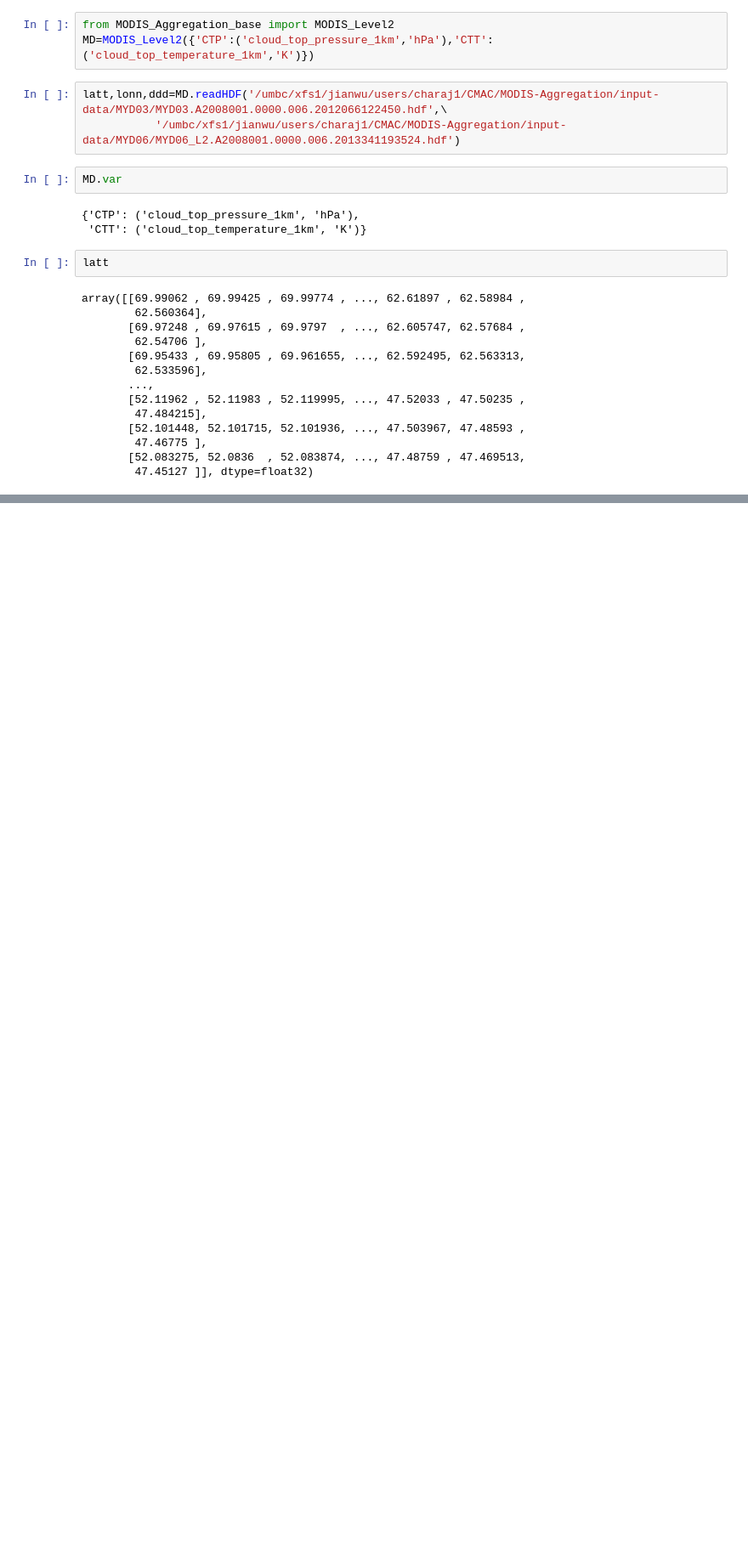
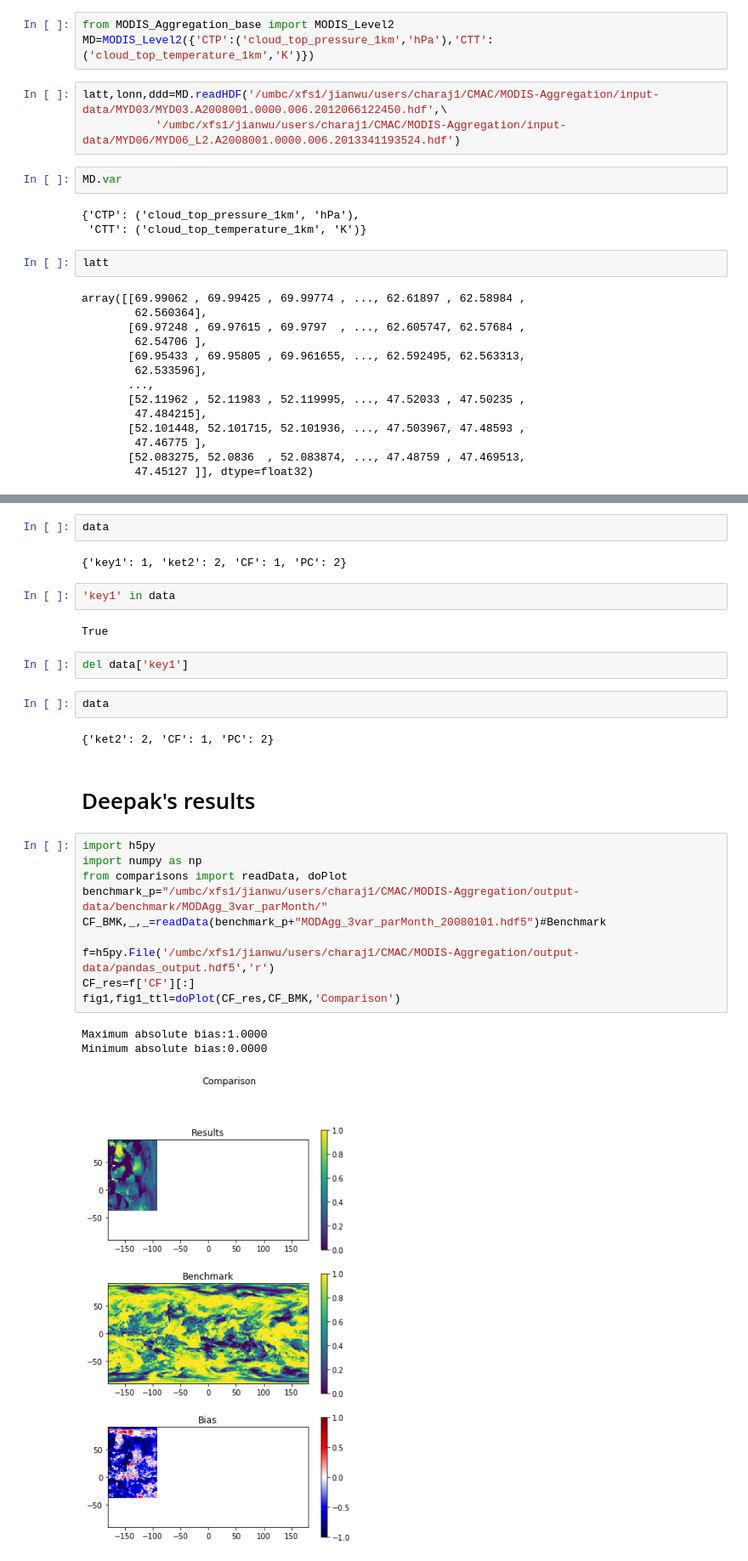
Before and after one commit to big-data-lab-umbc/MODIS_Aggregation, a Jupyter notebook: source/baseline/Comparison_tool.ipynb, the cells around one changed output, grey strips where cells are left out. Shown at 85% size. Cells and saved outputs as stored; diff of their text form; blank space fills up the shorter version.

Commit message:
Deepak's results.

```diff
--- a/source/baseline/Comparison_tool.ipynb
+++ b/source/baseline/Comparison_tool.ipynb
@@ -170,0 +175,30 @@ latt.max()
+# %%
+data
+# %% [output]
+{'key1': 1, 'ket2': 2, 'CF': 1, 'PC': 2}
+# %%
+'key1' in data
+# %% [output]
+True
+# %%
+del data['key1']
+# %%
+data
+# %% [output]
+{'ket2': 2, 'CF': 1, 'PC': 2}
+# %% [markdown]
+# Deepak's results
+# %%
+import h5py
+import numpy as np
+from comparisons import readData, doPlot
+benchmark_p="/umbc/xfs1/jianwu/users/charaj1/CMAC/MODIS-Aggregation/output-data/benchmark/MODAgg_3var_parMonth/"
+CF_BMK,_,_=readData(benchmark_p+"MODAgg_3var_parMonth_20080101.hdf5")#Benchmark
+
+f=h5py.File('/umbc/xfs1/jianwu/users/charaj1/CMAC/MODIS-Aggregation/output-data/pandas_output.hdf5','r')
+CF_res=f['CF'][:]
+fig1,fig1_ttl=doPlot(CF_res,CF_BMK,'Comparison')
+# %% [output]
+Maximum absolute bias:1.0000
+Minimum absolute bias:0.0000
+[figure, added]
```
Also changed, not shown: parts of 6 cells of this notebook.
